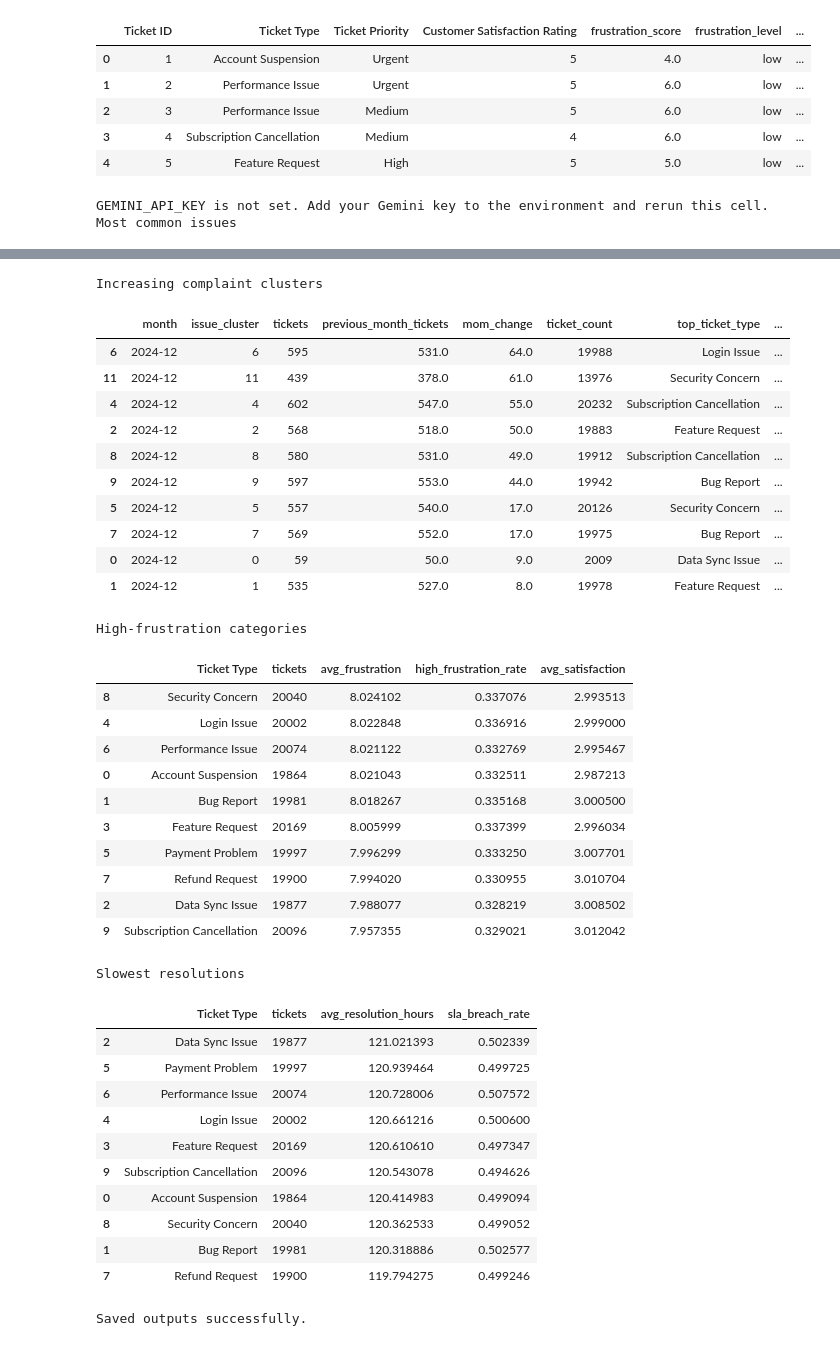
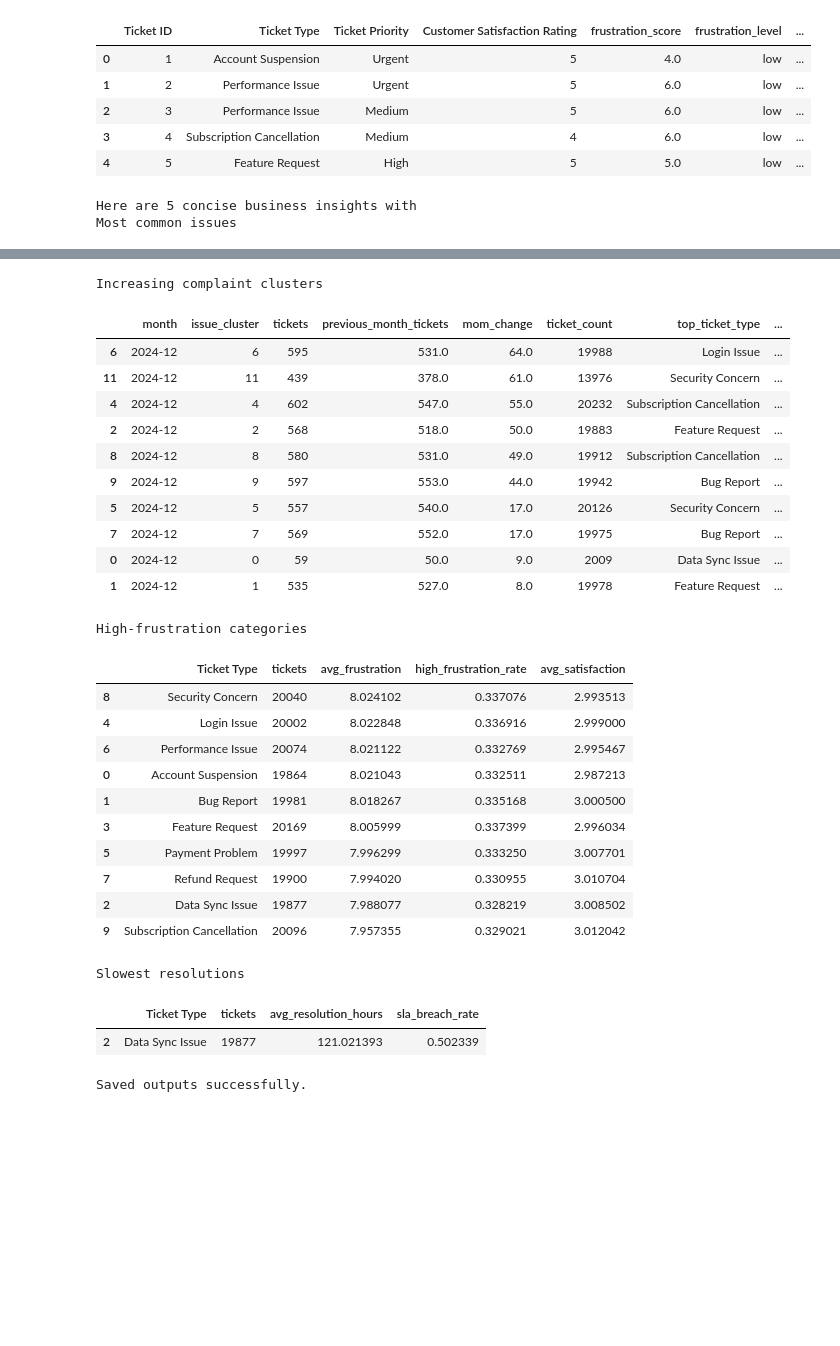
Before and after one commit to hrideya163/Customer-Support-Insight-System, a Jupyter notebook: main.ipynb, the cells around one changed output, grey strips where cells are left out. Saved outputs shown, nothing was run; the diff lists cells and outputs as text; code cells hidden in the pictures; blank space fills up the shorter version.

```diff
--- a/main.ipynb
+++ b/main.ipynb
@@ -213,25 +211,33 @@ find_similar_tickets(
 | 15 | 16 | Refund Request - The payment was ... | Refund Request | High | Security settings updated and cus... | 0.644582 |
 # %%
 GEMINI_API_KEY = os.getenv("GEMINI_API_KEY")
-GEMINI_MODEL = os.getenv("GEMINI_MODEL", "gemini-1.5-flash")
+GEMINI_MODEL = os.getenv("GEMINI_MODEL", "gemini-2.5-flash")
+USE_GEMINI_LLM = os.getenv("USE_GEMINI_LLM", "true").lower() == "true"
 
 
 def call_gemini_llm(prompt, max_output_tokens=250):
+    if not USE_GEMINI_LLM:
+        return "Gemini LLM calls are disabled. Set USE_GEMINI_LLM=true to enable live LLM generation."
+
     if not GEMINI_API_KEY:
         return "GEMINI_API_KEY is not set. Add your Gemini key to the environment and rerun this cell."
 
-    genai.configure(api_key=GEMINI_API_KEY)
-    model = genai.GenerativeModel(GEMINI_MODEL)
+    try:
+        genai.configure(api_key=GEMINI_API_KEY)
+        model = genai.GenerativeModel(GEMINI_MODEL)
 
-    response = model.generate_content(
-        prompt,
-        generation_config={
-            "temperature": 0.2,
-            "max_output_tokens": max_output_tokens
-        }
-    )
+        response = model.generate_content(
+            prompt,
+            generation_config={
+                "temperature": 0.2,
+                "max_output_tokens": max_output_tokens
+            },
+            request_options={"timeout": 30}
+        )
 
-    return response.text.strip()
+        return response.text.strip()
+    except Exception as exc:
+        return f"Gemini LLM unavailable ({type(exc).__name__}): {exc}"
 # %%
 def recommend_response(subject, description, top_k=5):
     similar = find_similar_tickets(subject, description, top_k=top_k)
@@ -458,7 +450,10 @@ For each insight include the business value or action.
 {insight_context}
 """
 
-llm_business_insights = call_gemini_llm(business_insight_prompt, max_output_tokens=250)
+if USE_GEMINI_LLM:
+    llm_business_insights = call_gemini_llm(business_insight_prompt, max_output_tokens=250)
+else:
+    llm_business_insights = "Gemini disabled; showing computed insight tables below. Set USE_GEMINI_LLM=true to generate narrative insights."
 
 print(llm_business_insights)
 
@@ -472,9 +467,9 @@ print("High-frustration categories")
 display(high_frustration_categories.head(10))
 
 print("Slowest resolutions")
-display(slowest_resolutions.head(10))
+display(slowest_resolutions.head(1))
 # %% [output]
-GEMINI_API_KEY is not set. Add your Gemini key to the environment and rerun this cell.
+Here are 5 concise business insights with
 Most common issues
 |  | issue_cluster | ticket_count | top_ticket_type | avg_satisfaction | avg_resolution_hours | escalation_rate | ... |
 | 4 | 4 | 20232 | Subscription Cancellation | 3.002867 | 120.475418 | 0.506623 | ... |
@@ -487,42 +482,33 @@ Most common issues
 | 3 | 3 | 19907 | Refund Request | 2.996333 | 120.339392 | 0.508515 | ... |
 | 2 | 2 | 19883 | Feature Request | 3.002012 | 120.307434 | 0.499472 | ... |
 | 11 | 11 | 13976 | Security Concern | 3.006583 | 120.127939 | 0.504937 | ... |
 Increasing complaint clusters
 |  | month | issue_cluster | tickets | previous_month_tickets | mom_change | ticket_count | top_ticket_type | ... |
 | 6 | 2024-12 | 6 | 595 | 531.0 | 64.0 | 19988 | Login Issue | ... |
 | 11 | 2024-12 | 11 | 439 | 378.0 | 61.0 | 13976 | Security Concern | ... |
 | 4 | 2024-12 | 4 | 602 | 547.0 | 55.0 | 20232 | Subscription Cancellation | ... |
 | 2 | 2024-12 | 2 | 568 | 518.0 | 50.0 | 19883 | Feature Request | ... |
 | 8 | 2024-12 | 8 | 580 | 531.0 | 49.0 | 19912 | Subscription Cancellation | ... |
 | 9 | 2024-12 | 9 | 597 | 553.0 | 44.0 | 19942 | Bug Report | ... |
 | 5 | 2024-12 | 5 | 557 | 540.0 | 17.0 | 20126 | Security Concern | ... |
 | 7 | 2024-12 | 7 | 569 | 552.0 | 17.0 | 19975 | Bug Report | ... |
 | 0 | 2024-12 | 0 | 59 | 50.0 | 9.0 | 2009 | Data Sync Issue | ... |
 | 1 | 2024-12 | 1 | 535 | 527.0 | 8.0 | 19978 | Feature Request | ... |
 High-frustration categories
 |  | Ticket Type | tickets | avg_frustration | high_frustration_rate | avg_satisfaction |
 | 8 | Security Concern | 20040 | 8.024102 | 0.337076 | 2.993513 |
 | 4 | Login Issue | 20002 | 8.022848 | 0.336916 | 2.999000 |
 | 6 | Performance Issue | 20074 | 8.021122 | 0.332769 | 2.995467 |
 | 0 | Account Suspension | 19864 | 8.021043 | 0.332511 | 2.987213 |
 | 1 | Bug Report | 19981 | 8.018267 | 0.335168 | 3.000500 |
 | 3 | Feature Request | 20169 | 8.005999 | 0.337399 | 2.996034 |
 | 5 | Payment Problem | 19997 | 7.996299 | 0.333250 | 3.007701 |
 | 7 | Refund Request | 19900 | 7.994020 | 0.330955 | 3.010704 |
 | 2 | Data Sync Issue | 19877 | 7.988077 | 0.328219 | 3.008502 |
 | 9 | Subscription Cancellation | 20096 | 7.957355 | 0.329021 | 3.012042 |
 Slowest resolutions
 |  | Ticket Type | tickets | avg_resolution_hours | sla_breach_rate |
 | 2 | Data Sync Issue | 19877 | 121.021393 | 0.502339 |
-| 5 | Payment Problem | 19997 | 120.939464 | 0.499725 |
-| 6 | Performance Issue | 20074 | 120.728006 | 0.507572 |
-| 4 | Login Issue | 20002 | 120.661216 | 0.500600 |
-| 3 | Feature Request | 20169 | 120.610610 | 0.497347 |
-| 9 | Subscription Cancellation | 20096 | 120.543078 | 0.494626 |
-| 0 | Account Suspension | 19864 | 120.414983 | 0.499094 |
-| 8 | Security Concern | 20040 | 120.362533 | 0.499052 |
-| 1 | Bug Report | 19981 | 120.318886 | 0.502577 |
-| 7 | Refund Request | 19900 | 119.794275 | 0.499246 |
 # %%
 ticket_predictions = work[[
     "Ticket ID",
```
Also changed, not shown: parts of 4 cells of this notebook, 9 other files.
